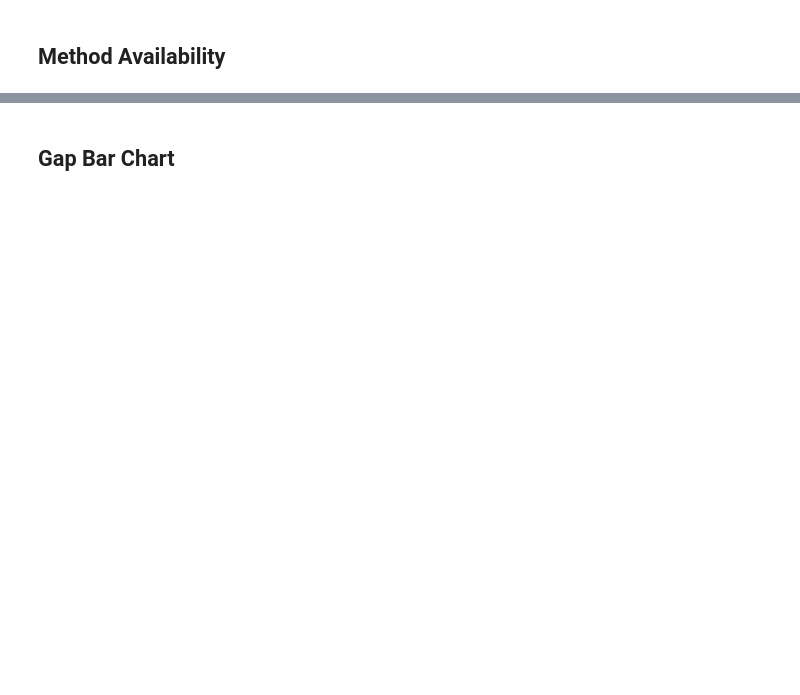
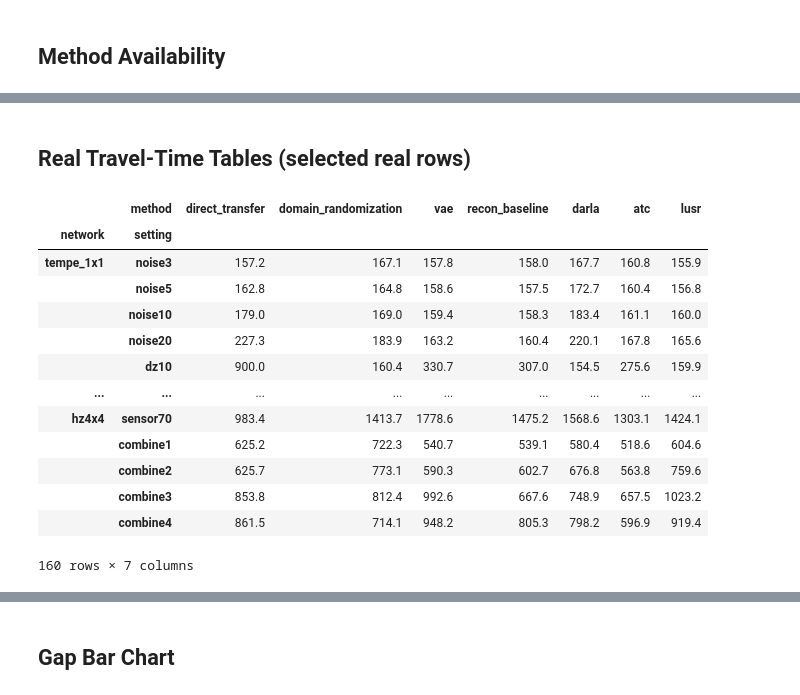
Before and after one commit to Red-Pheonix/Sim2RealTSCBenchMark, a Jupyter notebook: analyze_observations.ipynb, the cells around one changed output, grey strips where cells are left out. Saved outputs shown, nothing was run; the diff lists cells and outputs as text; code cells hidden in the pictures; blank space fills up the shorter version.

```diff
--- a/analyze_observations.ipynb
+++ b/analyze_observations.ipynb
@@ -395,0 +87,28 @@ comparison_df
+# %% [markdown]
+## Real Travel-Time Tables (selected real rows)
+# %%
+att_tables = {
+    agent: (
+        results_df[results_df['agent'] == agent]
+        .pivot_table(index=['network', 'setting'], columns='method', values='travel_time', observed=False)
+        .reindex(columns=METHOD_ORDER)
+        .round(1)
+    )
+    for agent in AGENTS
+}
+att_tables['dqn']
+# %% [output]
+|  | method | direct_transfer | domain_randomization | vae | recon_baseline | darla | atc | lusr |
+| network | setting |  |  |  |  |  |  |  |
+| tempe_1x1 | noise3 | 157.2 | 167.1 | 157.8 | 158.0 | 167.7 | 160.8 | 155.9 |
+|  | noise5 | 162.8 | 164.8 | 158.6 | 157.5 | 172.7 | 160.4 | 156.8 |
+|  | noise10 | 179.0 | 169.0 | 159.4 | 158.3 | 183.4 | 161.1 | 160.0 |
+|  | noise20 | 227.3 | 183.9 | 163.2 | 160.4 | 220.1 | 167.8 | 165.6 |
+|  | dz10 | 900.0 | 160.4 | 330.7 | 307.0 | 154.5 | 275.6 | 159.9 |
+| ... | ... | ... | ... | ... | ... | ... | ... | ... |
+| hz4x4 | sensor70 | 983.4 | 1413.7 | 1778.6 | 1475.2 | 1568.6 | 1303.1 | 1424.1 |
+|  | combine1 | 625.2 | 722.3 | 540.7 | 539.1 | 580.4 | 518.6 | 604.6 |
+|  | combine2 | 625.7 | 773.1 | 590.3 | 602.7 | 676.8 | 563.8 | 759.6 |
+|  | combine3 | 853.8 | 812.4 | 992.6 | 667.6 | 748.9 | 657.5 | 1023.2 |
+|  | combine4 | 861.5 | 714.1 | 948.2 | 805.3 | 798.2 | 596.9 | 919.4 |
+160 rows × 7 columns
```
Also changed, not shown: parts of 27 cells of this notebook, 10 other files.
